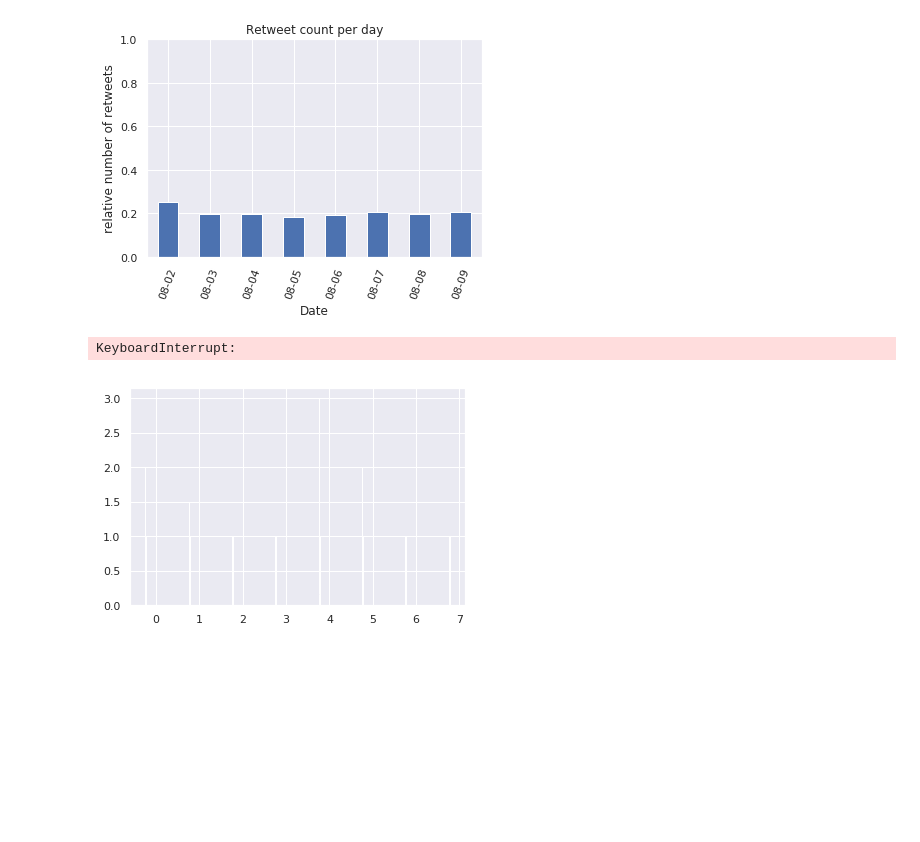
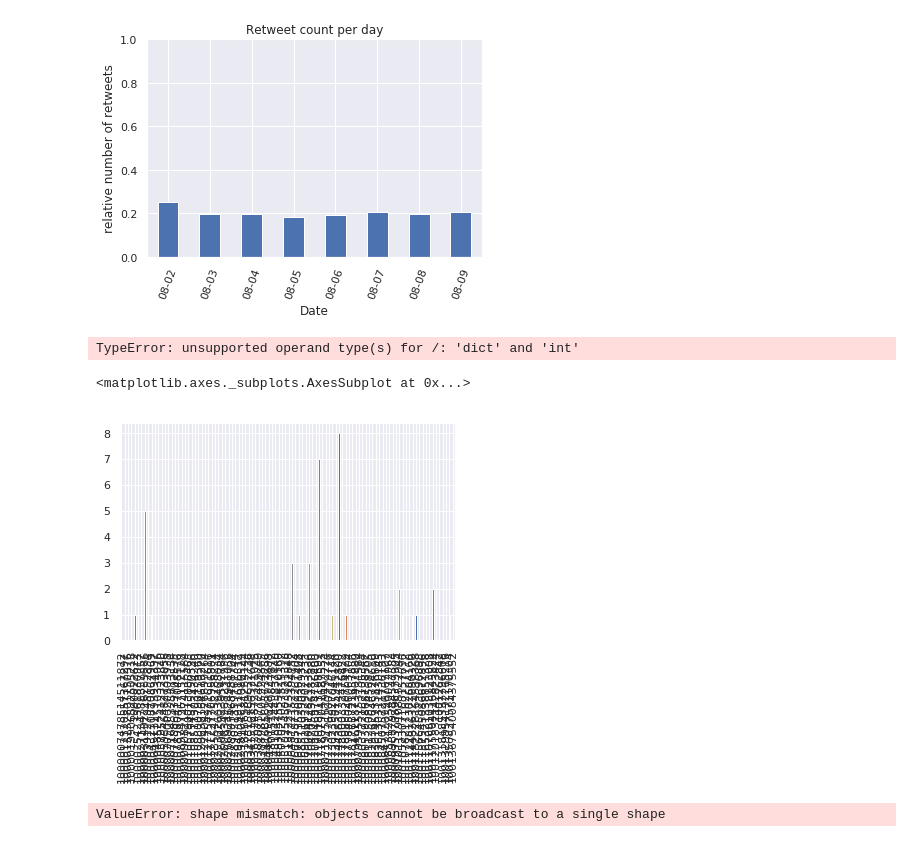
Before and after one commit to FranziSchmitt/Twitter_sentimentanalysis, a Jupyter notebook: Scripts/General_analysis.ipynb, the cells around one changed output. Drawn from its saved outputs; the diff is of its cells as text; code cells hidden in the pictures; blank space fills up the shorter version.

```diff
--- a/Scripts/General_analysis.ipynb
+++ b/Scripts/General_analysis.ipynb
@@ -64,0 +23,19 @@ data.loc[]
+# %%
+collapse = False
+path_collapse = '/home/franzi/Git-DSR/Twitter_sentimentanalysis/Data/all_data_lda.pickle' # path where pickle file is saved
+
+if collapse:
+    all_data = collapse_dfs(aug_data)
+    df_processing(all_data)
+    all_data = all_data.drop_duplicates('clean_text')
+    all_data['user_id'] = all_data.loc[:, 'user'].map(lambda x: x['id_str'])
+    all_data.drop('user', inplace=True, axis=1)
+    print('dumping data to pickle')
+    with open(path_collapse, 'wb') as fid:
+        pickle.dump(all_data, fid)
+    print('data dumped')
+else:
+    print('loading data from pickle')
+    with open(path_collapse, 'rb') as fid:
+        all_data = pickle.load(fid)
+        print('data loaded')
@@ -92,8 +72,14 @@ retweet_plot(all_data)
 # %%
 def retweeting_users(df):
     df['date'] = df['created_at'].dt.floor('d')
+
     rel_tweeter = {}
-    rel_retweets = pd.DataFrame()
+    retweets = {}
+    tweeter = {}
+
+    rel_tweeter_df = pd.DataFrame()
+    tweeter_df = pd.DataFrame()
+    retweets_df = pd.DataFrame()
 
     for day in df.date.unique():
         sub_df = df[df.date == day].copy()
@@ -102,14 +88,15 @@ def retweeting_users(df):
         retweeting = sub_df.groupby('user_id')['retweeted'].sum()
         rel_tweeting = tweeted.rtruediv(retweeting)
         rel_tweeter[day] = rel_tweeting
+        tweeter[day] = tweeted
+        retweets[day] = retweeting
 
-    rel_retweets = pd.DataFrame(rel_tweeter)
+#     rel_tweeter_df = pd.DataFrame(rel_tweeter).transpose()
+#     tweeter_df = pd.DataFrame(tweeter).transpose()
+#     retweets_df = pd.DataFrame(retweets).transpose()
 
-    return rel_retweets
+    return rel_tweeter, retweets, tweeter
 # %%
-rel_retweets = retweeting_users(all_data)
+rel_tweeter, retweets, tweeter = retweeting_users(all_data)
-# %%
-rel_retweets.
-# %% [output]
-KeyboardInterrupt:
-[figure, removed]
+# %%
+tweeters = pd.DataFrame(tweeter).transpose()
@@ -115,0 +105,34 @@ KeyboardInterrupt:
+# %%
+average_rel_retweet = np.average(rel_tweeter)
+# %% [output]
+TypeError: unsupported operand type(s) for /: 'dict' and 'int'
+# %%
+tweeters.iloc[0, :100].plot.bar()
+# %% [output]
+<matplotlib.axes._subplots.AxesSubplot at 0x...>
+[figure, added]
+# %%
+def tweetcount_plot(tweeter, retweeter)
+    fig, ax = plt.subplots()
+    bar_width = 0.1
+    opacity = 1
+
+    for day in df.index:
+        rects1 = ax.bar(tweeter.index, tweeter.loc[day, :10], bar_width,
+                        alpha=opacity, color='b',
+                        label='Tweet count')
+        rects2 = ax.bar(retweeter.index + bar_width, retweeter.loc[day, :10], bar_width,
+                        alpha=opacity, color='r',
+                        label='Retweet count')
+
+    ax.set_xlabel('Group')
+    ax.set_ylabel('Scores')
+    ax.set_title('Scores by group and gender')
+    ax.set_xticks(index + bar_width / 2)
+    ax.set_xticklabels(('A', 'B', 'C', 'D', 'E'))
+    ax.legend()
+
+    fig.tight_layout()
+    plt.show()
+# %% [output]
+ValueError: shape mismatch: objects cannot be broadcast to a single shape
```
Also changed, not shown: parts of 9 cells of this notebook, 4 other files.
